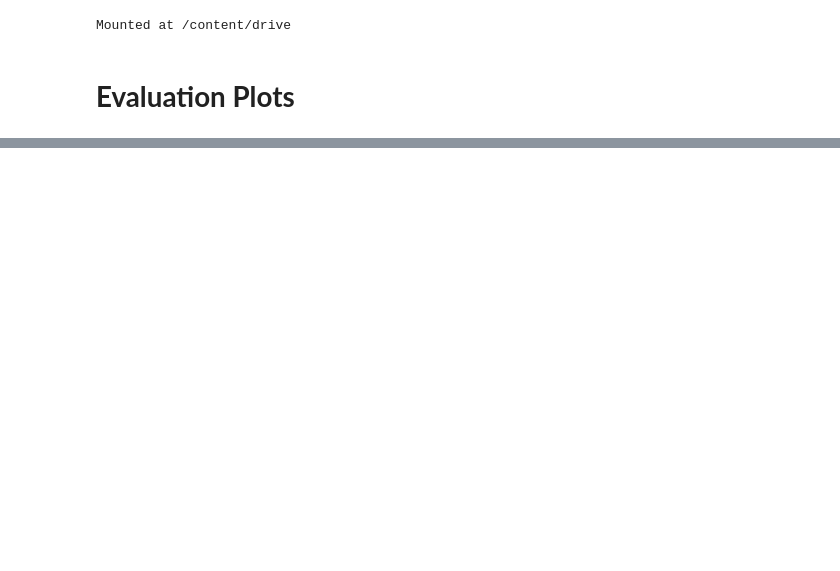
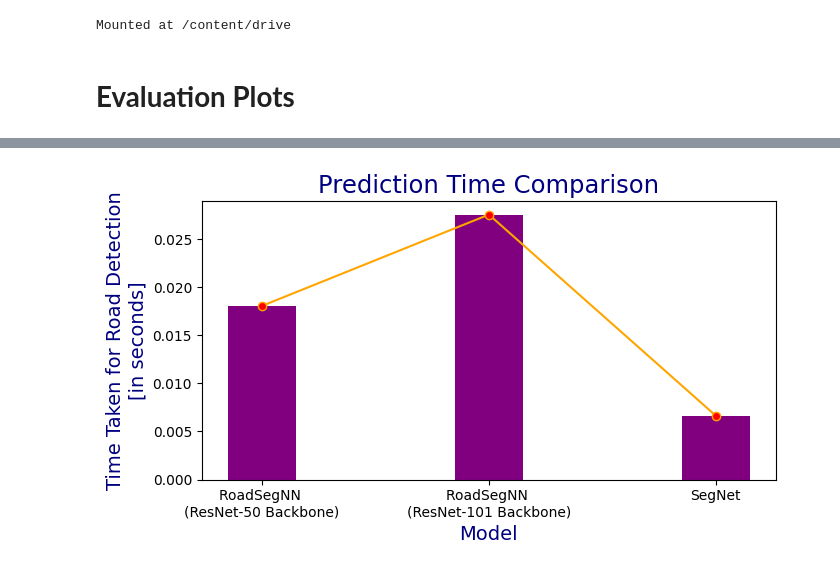
Before and after one commit to Subhadip02ghosh/Road-Detection-Binary-Segmentation, a Jupyter notebook: evaluation_metrics_plots.ipynb, the cells around one changed output, grey strips where cells are left out. Saved outputs shown, nothing was run; the diff lists cells and outputs as text; code cells hidden in the pictures; blank space fills up the shorter version.

```diff
--- a/evaluation_metrics_plots.ipynb
+++ b/evaluation_metrics_plots.ipynb
@@ -64,0 +58,100 @@ evaluation_metrics
+# %%
+index = evaluation_metrics['Model']
+time_taken = evaluation_metrics['Time Taken']
+mse = evaluation_metrics['MSE']
+ssim = evaluation_metrics['SSIM']
+accuracy = evaluation_metrics['Accuracy']
+recall = evaluation_metrics['Recall']
+precision = evaluation_metrics['Precision']
+f1_score = evaluation_metrics['F1 Score']
+
+# Plotting Time Taken
+plt.figure(figsize=(7, 4))
+width = 0.3
+plt.bar(index, time_taken, width, color='purple')
+plt.plot(index, time_taken, color='orange', marker='o', markerfacecolor='red')
+# plt.ylim(0, 0.05, 0.01)
+plt.title('Prediction Time Comparison', fontsize=17.5, color='navy')
+plt.xlabel('Model', fontsize=14, color='navy')
+plt.ylabel('Time Taken for Road Detection\n[in seconds]', fontsize=14, color='navy')
+plt.show()
+
+print()
+
+# Plotting MSE
+plt.figure(figsize=(7, 4))
+width = 0.3
+plt.bar(index, mse, width, color='purple')
+plt.plot(index, mse, color='orange', marker='o', markerfacecolor='red')
+# plt.ylim(0, 0.055, 0.001)
+plt.title('MSE Comparison', fontsize=17.5, color='navy')
+plt.xlabel('Model', fontsize=14, color='navy')
+plt.ylabel('Scores', fontsize=14, color='navy')
+plt.show()
+
+print()
+
+# Plotting SSIM
+plt.figure(figsize=(7, 4))
+width = 0.3
+plt.bar(index, ssim, width, color='purple')
+plt.plot(index, ssim, color='orange', marker='o', markerfacecolor='red')
+# plt.ylim(0, 0.5, 0.1)
+plt.title('SSIM Comparison', fontsize=17.5, color='navy')
+plt.xlabel('Model', fontsize=14, color='navy')
+plt.ylabel('Scores', fontsize=14, color='navy')
+plt.show()
+
+print()
+
+# Plotting Accuracy
+plt.figure(figsize=(7, 4))
+width = 0.3
+plt.bar(index, accuracy, width, color='purple')
+plt.plot(index, accuracy, color='orange', marker='o', markerfacecolor='red')
+# plt.ylim(0, 1, 0.2)
+plt.title('Accuracy Comparison', fontsize=17.5, color='navy')
+plt.xlabel('Model', fontsize=14, color='navy')
+plt.ylabel('Scores', fontsize=14, color='navy')
+plt.show()
+
+print()
+
+# Plotting Recall
+plt.figure(figsize=(7, 4))
+width = 0.3
+plt.bar(index, recall, width, color='purple')
+plt.plot(index, recall, color='orange', marker='o', markerfacecolor='red')
+# plt.ylim(0, 0.6, 0.1)
+plt.title('Recall Comparison', fontsize=17.5, color='navy')
+plt.xlabel('Model', fontsize=14, color='navy')
+plt.ylabel('Scores', fontsize=14, color='navy')
+plt.show()
+
+print()
+
+# Plotting Precision
+plt.figure(figsize=(7, 4))
+width = 0.3
+plt.bar(index, precision, width, color='purple')
+plt.plot(index, precision, color='orange', marker='o', markerfacecolor='red')
+# plt.ylim(0, 0.8, 0.1)
+plt.title('Precision Comparison', fontsize=17.5, color='navy')
+plt.xlabel('Model', fontsize=14, color='navy')
+plt.ylabel('Scores', fontsize=14, color='navy')
+plt.show()
+
+print()
+
+# Plotting F1 Score
+plt.figure(figsize=(7, 4))
+width = 0.3
+plt.bar(index, f1_score, width, color='purple')
+plt.plot(index, f1_score, color='orange', marker='o', markerfacecolor='red')
+# plt.ylim(0, 0.8, 0.1)
+plt.title('F1 Score Comparison', fontsize=17.5, color='navy')
+plt.xlabel('Model', fontsize=14, color='navy')
+plt.ylabel('Scores', fontsize=14, color='navy')
+plt.show()
+# %% [output]
+[figure, added]
```
Also changed, not shown: parts of 4 cells of this notebook.
